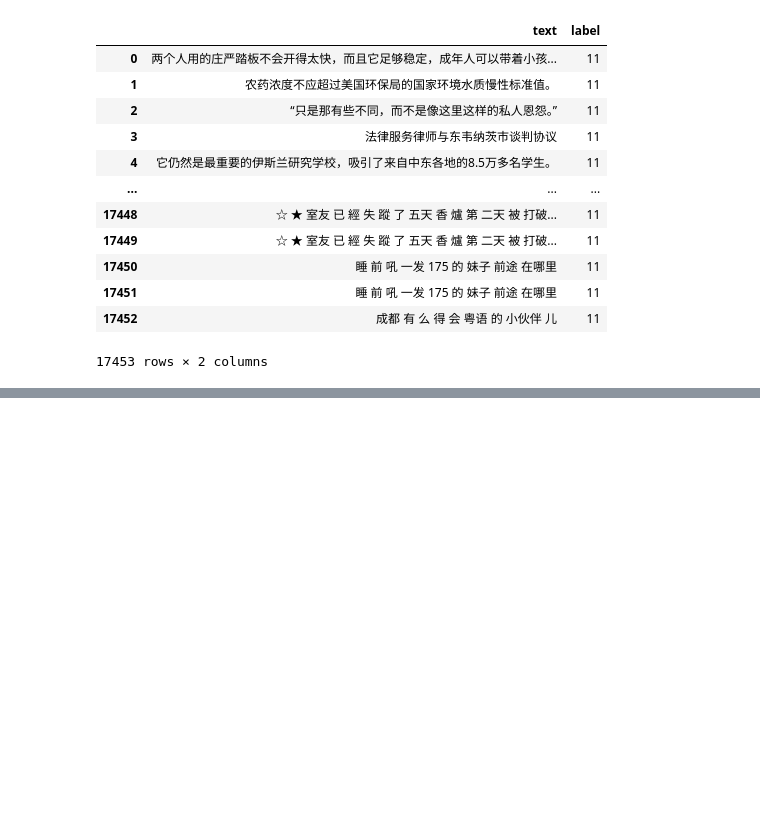
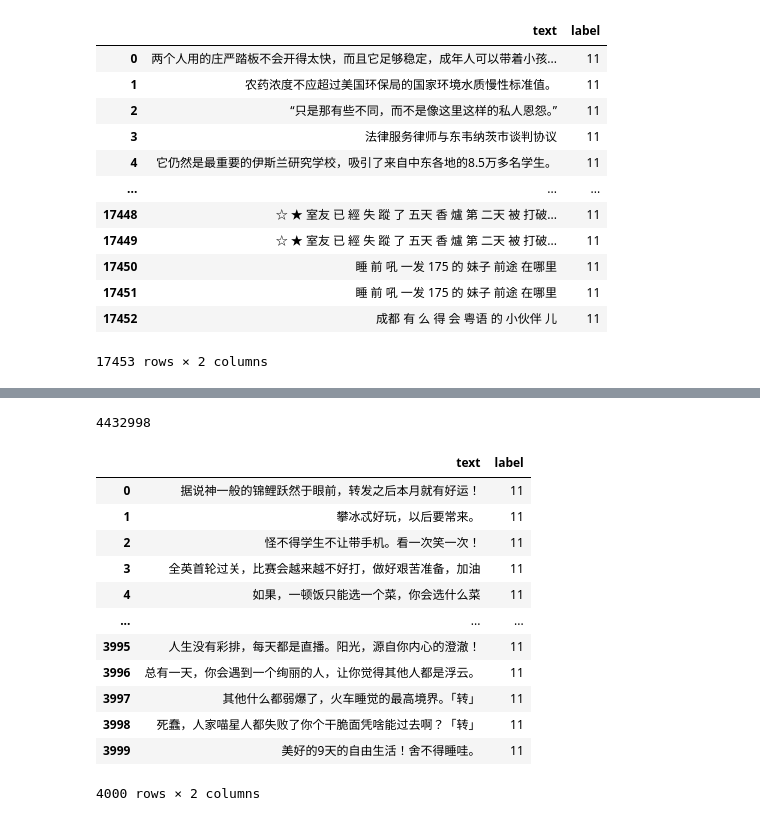
Before and after one commit to EeyoreLee/EarleeNLP, a Jupyter notebook: notebook/ood.ipynb, the cells around one changed output, grey strips where cells are left out. Saved outputs shown, nothing was run; the diff lists cells and outputs as text; code cells hidden in the pictures; blank space fills up the shorter version.

```diff
--- a/notebook/ood.ipynb
+++ b/notebook/ood.ipynb
@@ -380,0 +401,11 @@ p.findall('s ff s rqws saqe  sa')
+# %%
+with open('/ai/223/person/lichunyu/datasets/raw_chat_corpus/weibo-400w/stc_weibo_train_post', 'r') as f:
+    raw_list = f.read().splitlines()
+
+res = []
+for i in raw_list:
+    i = i.replace(' ', '')
+    if len(i) > 7 and len(i) < 50:
+        res.append(i)
+
+res
@@ -380,0 +430,41 @@ p.findall('s ff s rqws saqe  sa')
+# %%
+def get_piece_randint(start, end, n):
+    import random
+    res = []
+    if (end - start + 1) < n:
+        raise Exception('范围内没足够整数')
+    while len(res) < n:
+        num = random.randint(start, end)
+        if num not in res:
+            res.append(num)
+    return res
+# %%
+len(res)
+# %% [output]
+4432998
+# %%
+df_new_ood = {
+    'text': [],
+    'label': []
+}
+idx_list = get_piece_randint(0, 4432991, 4000)
+for i in idx_list:
+    df_new_ood['text'].append(res[i])
+    df_new_ood['label'].append(11)
+
+df_new_ood = pd.DataFrame(df_new_ood)
+df_new_ood
+# %% [output]
+|  | text | label |
+| 0 | 据说神一般的锦鲤跃然于眼前，转发之后本月就有好运！ | 11 |
+| 1 | 攀冰忒好玩，以后要常来。 | 11 |
+| 2 | 怪不得学生不让带手机。看一次笑一次！ | 11 |
+| 3 | 全英首轮过关，比赛会越来越不好打，做好艰苦准备，加油 | 11 |
+| 4 | 如果，一顿饭只能选一个菜，你会选什么菜 | 11 |
+| ... | ... | ... |
+| 3995 | 人生没有彩排，每天都是直播。阳光，源自你内心的澄澈！ | 11 |
+| 3996 | 总有一天，你会遇到一个绚丽的人，让你觉得其他人都是浮云。 | 11 |
+| 3997 | 其他什么都弱爆了，火车睡觉的最高境界。「转」 | 11 |
+| 3998 | 死蠢，人家喵星人都失败了你个干脆面凭啥能过去啊？「转」 | 11 |
+| 3999 | 美好的9天的自由生活！舍不得睡哇。 | 11 |
+4000 rows × 2 columns
```
Also changed, not shown: parts of 14 cells of this notebook, 5 other files.
